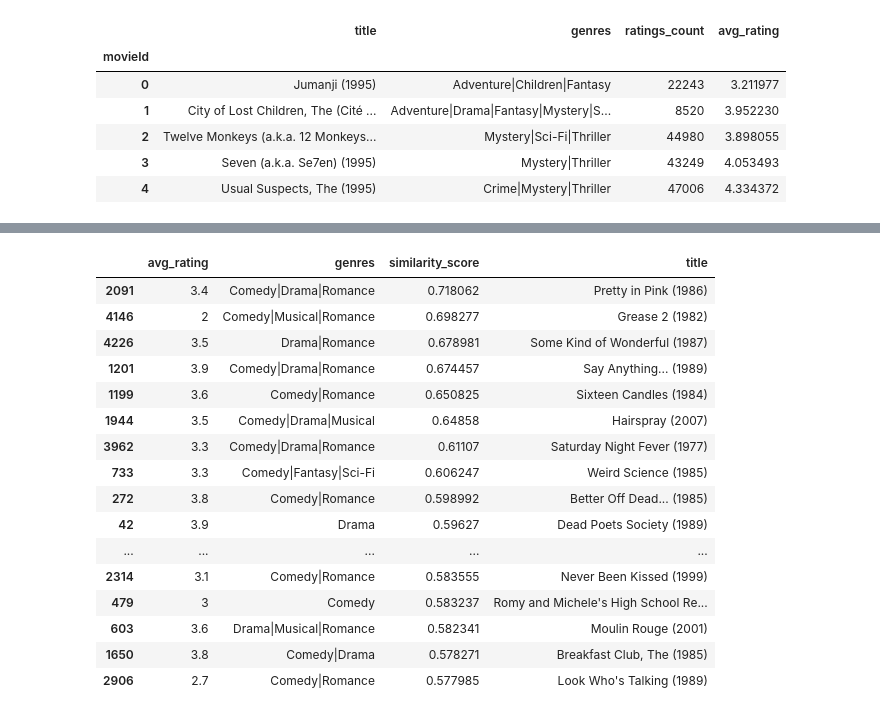
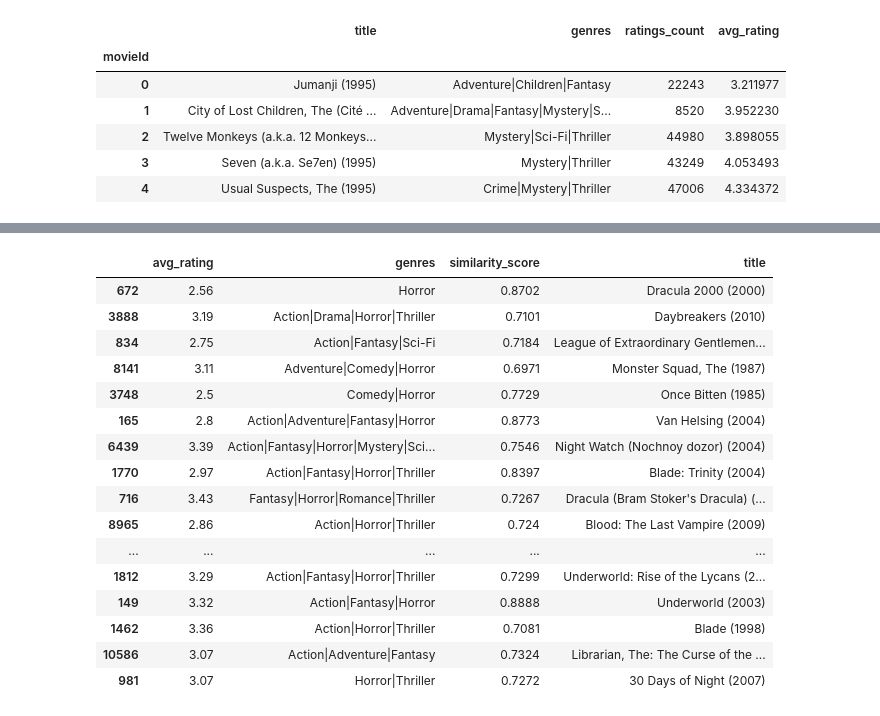
Before and after one commit to statisticianinstilettos/movie_similarity_flask_api, a Jupyter notebook: run_flask_api.ipynb, the cells around one changed output, grey strips where cells are left out. Cells and saved outputs as stored; diff of their text form; code cells hidden in the pictures.

```diff
--- a/run_flask_api.ipynb
+++ b/run_flask_api.ipynb
@@ -27,30 +42,32 @@ lookup_movie_id_by_title("Dirty Dancing")
 # %%
 url = 'http://127.0.0.1:5000/'
 payload ={'movie_title': 'Lord of the Rings: The Fellowship of the Ring, The (2001)'}
-payload ={'movie_title': 'Zodiac (2007)'}
-payload ={'movie_title': 'Grease (1978)'}
+#payload ={'movie_title': 'Zodiac (2007)'}
+#payload ={'movie_title': 'Grease (1978)'}
 #payload ={'movie_title': 'Dirty Dancing (1987)'}
 #payload ={'movie_title': 'Aladdin (1992)'}
+#payload ={'movie_title': 'Moon (2009)'}
+payload ={'movie_title': 'Queen of the Damned (2002)'}
 response = requests.get(url, payload)
 pd.DataFrame(response.json()).T
 # %% [output]
 |  | avg_rating | genres | similarity_score | title |
-| 2091 | 3.4 | Comedy|Drama|Romance | 0.718062 | Pretty in Pink (1986) |
-| 4146 | 2 | Comedy|Musical|Romance | 0.698277 | Grease 2 (1982) |
-| 4226 | 3.5 | Drama|Romance | 0.678981 | Some Kind of Wonderful (1987) |
-| 1201 | 3.9 | Comedy|Drama|Romance | 0.674457 | Say Anything... (1989) |
-| 1199 | 3.6 | Comedy|Romance | 0.650825 | Sixteen Candles (1984) |
-| 1944 | 3.5 | Comedy|Drama|Musical | 0.64858 | Hairspray (2007) |
-| 3962 | 3.3 | Comedy|Drama|Romance | 0.61107 | Saturday Night Fever (1977) |
-| 733 | 3.3 | Comedy|Fantasy|Sci-Fi | 0.606247 | Weird Science (1985) |
-| 272 | 3.8 | Comedy|Romance | 0.598992 | Better Off Dead... (1985) |
-| 42 | 3.9 | Drama | 0.59627 | Dead Poets Society (1989) |
+| 672 | 2.56 | Horror | 0.8702 | Dracula 2000 (2000) |
+| 3888 | 3.19 | Action|Drama|Horror|Thriller | 0.7101 | Daybreakers (2010) |
+| 834 | 2.75 | Action|Fantasy|Sci-Fi | 0.7184 | League of Extraordinary Gentlemen... |
+| 8141 | 3.11 | Adventure|Comedy|Horror | 0.6971 | Monster Squad, The (1987) |
+| 3748 | 2.5 | Comedy|Horror | 0.7729 | Once Bitten (1985) |
+| 165 | 2.8 | Action|Adventure|Fantasy|Horror | 0.8773 | Van Helsing (2004) |
+| 6439 | 3.39 | Action|Fantasy|Horror|Mystery|Sci... | 0.7546 | Night Watch (Nochnoy dozor) (2004) |
+| 1770 | 2.97 | Action|Fantasy|Horror|Thriller | 0.8397 | Blade: Trinity (2004) |
+| 716 | 3.43 | Fantasy|Horror|Romance|Thriller | 0.7267 | Dracula (Bram Stoker's Dracula) (... |
+| 8965 | 2.86 | Action|Horror|Thriller | 0.724 | Blood: The Last Vampire (2009) |
 | ... | ... | ... | ... | ... |
-| 2314 | 3.1 | Comedy|Romance | 0.583555 | Never Been Kissed (1999) |
-| 479 | 3 | Comedy | 0.583237 | Romy and Michele's High School Re... |
-| 603 | 3.6 | Drama|Musical|Romance | 0.582341 | Moulin Rouge (2001) |
-| 1650 | 3.8 | Comedy|Drama | 0.578271 | Breakfast Club, The (1985) |
-| 2906 | 2.7 | Comedy|Romance | 0.577985 | Look Who's Talking (1989) |
+| 1812 | 3.29 | Action|Fantasy|Horror|Thriller | 0.7299 | Underworld: Rise of the Lycans (2... |
+| 149 | 3.32 | Action|Fantasy|Horror | 0.8888 | Underworld (2003) |
+| 1462 | 3.36 | Action|Horror|Thriller | 0.7081 | Blade (1998) |
+| 10586 | 3.07 | Action|Adventure|Fantasy | 0.7324 | Librarian, The: The Curse of the ... |
+| 981 | 3.07 | Horror|Thriller | 0.7272 | 30 Days of Night (2007) |
 # %%
 !curl -X GET http://127.0.0.1:5000/ -d movie_title='Zodiac (2007)'
 # %% [output]
```
Also changed, not shown: parts of 2 cells of this notebook, 10 other files.
